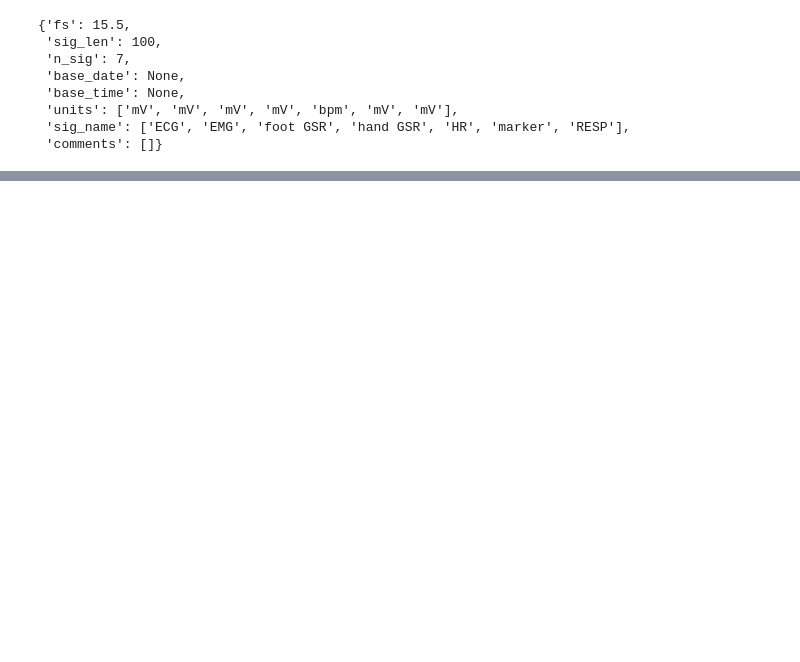
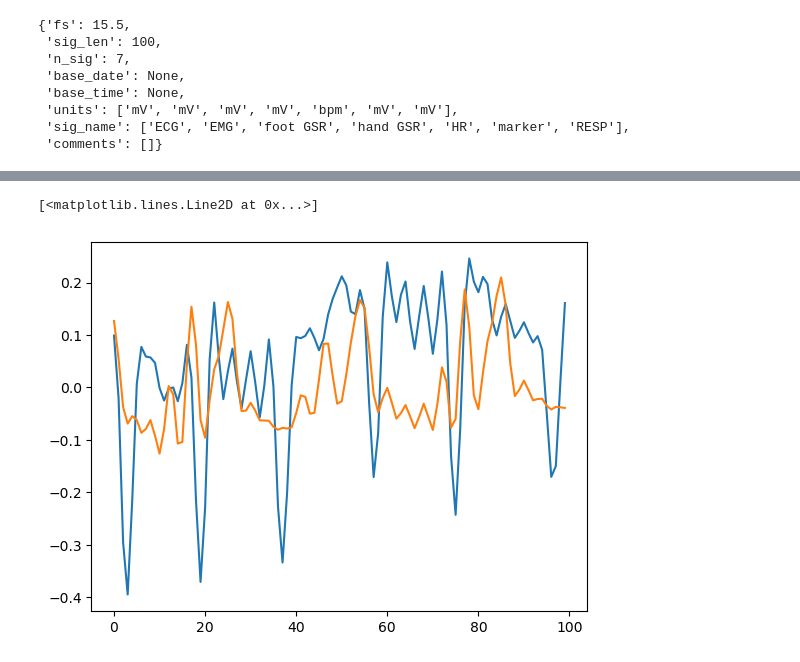
Before and after one commit to MQ37/ecg-emg-processing, a Jupyter notebook: Semestral1.ipynb, the cells around one changed output, grey strips where cells are left out. Drawn from its saved outputs; the diff is of its cells as text; code cells hidden in the pictures; blank space fills up the shorter version.

```diff
--- a/Semestral1.ipynb
+++ b/Semestral1.ipynb
@@ -48,7 +48,7 @@ def detect_peaks(X, N=5, area=3, rthreshold=50, pthreshold=90, do_plot=False):
     intervals = t[wmax > thresholdF]
 
     # Detect peaks
-    thresholdP = np.percentile(X, pthreshold)*2
+    thresholdP = np.percentile(X, pthreshold)
     peaks = []
     #area = 3 # additional search area aroud region
     for base in intervals.astype(int):
@@ -139,3 +139,38 @@ def pair_signals(signals, srs):
             signals[i] = signal[:minsize]
 
     return signals, sr, size
+
+def rectify(s1):
+    return np.abs(emg)
+
+def integrate(s1, window_size):
+    return np.convolve(remg, np.ones(window_size), mode="same")
+
+def detect_changes(s1, window_size, threshold=0.01, do_plot=False):
+    ts1 = s1[:s1.size - s1.size%window_size]
+
+    changes = []
+    for i, window in enumerate(np.split(ts1, ts1.size / window_size)):
+        base = i * window_size
+        end = (i+1) * (window_size) - 1
+
+        grad = np.gradient(window)
+        grad = np.sum(grad)
+
+        if grad > threshold:
+            changes.append( (base, end, True) )
+            #plt.axvspan(base, end, color="green", alpha=0.5)
+        elif grad < -threshold:
+            changes.append( (base, end, False) )
+            #plt.axvspan(base, end, color="red", alpha=0.5)
+
+    if do_plot:
+        plt.plot(ts1)
+        for (base, end, rising) in changes:
+            color = "green" if rising else "red"
+            plt.axvspan(base, end, color=color, alpha=0.5)
+
+    return changes
+
+def correlate(s1, s2):
+    return np.corrcoef(s1, s2)[0][1]
@@ -169,0 +292,6 @@ Resizing 11
+# %%
+plt.plot(signals[0][:100])
+plt.plot(signals[3][:100])
+# %% [output]
+[<matplotlib.lines.Line2D at 0x...>]
+[figure, added]
```
Also changed, not shown: parts of 19 cells of this notebook.
